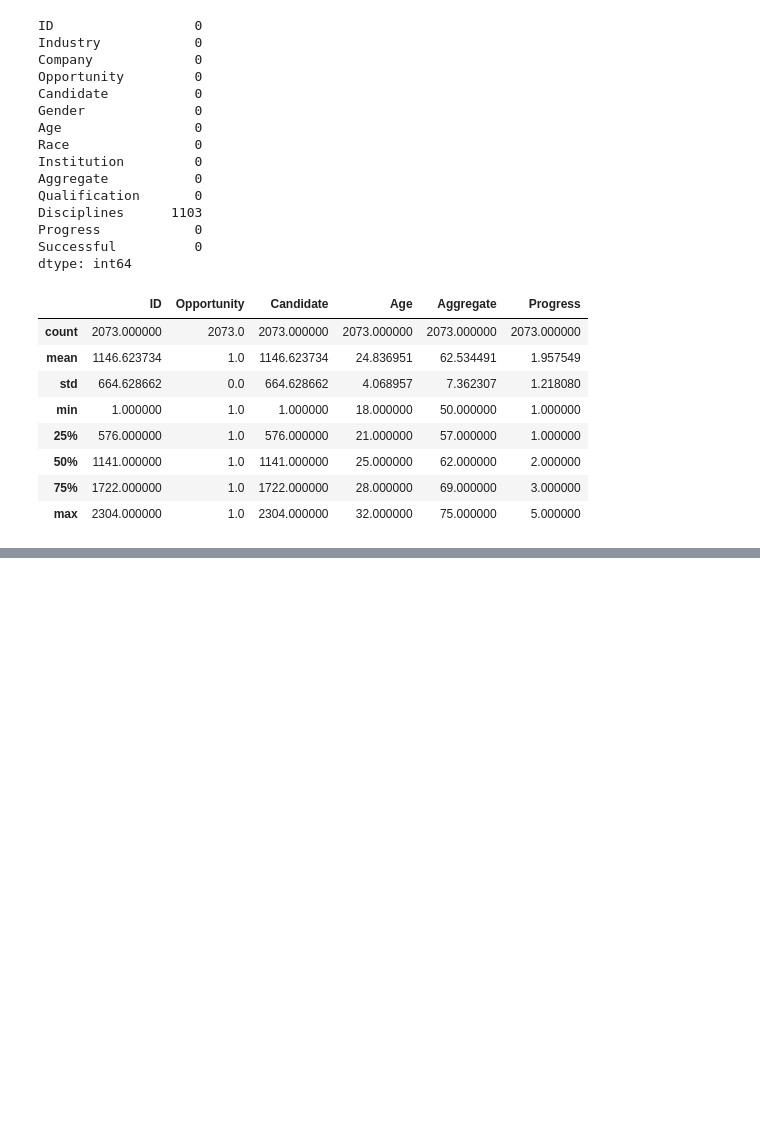
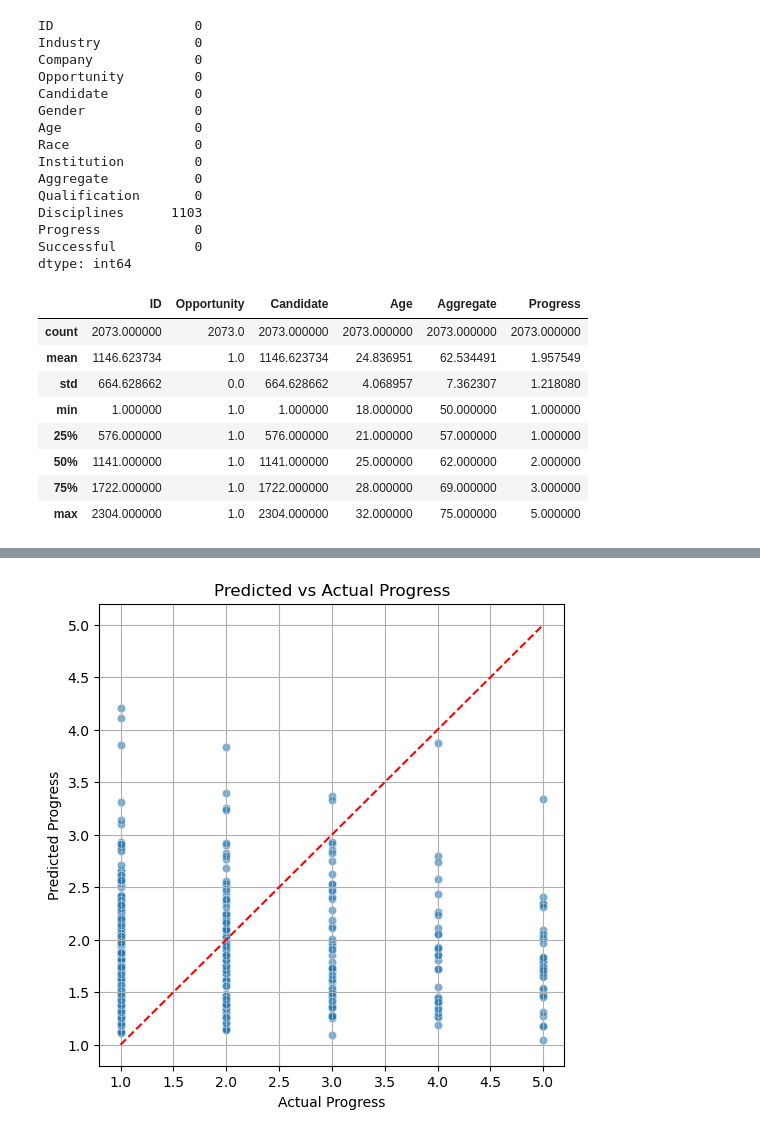
Before and after one commit to siphesihlegema/Student-Success-repo, a Jupyter notebook: notebooks/01_EDA.ipynb, the cells around one changed output, grey strips where cells are left out. Saved outputs shown, nothing was run; the diff lists cells and outputs as text; code cells hidden in the pictures; blank space fills up the shorter version.

```diff
--- a/notebooks/01_EDA.ipynb
+++ b/notebooks/01_EDA.ipynb
@@ -141,0 +182,3 @@ train
+# %%
+# Predict on X_valid
+y_pred = model.predict(X_valid)
@@ -141,0 +217,13 @@ train
+# %%
+import seaborn as sns
+
+plt.figure(figsize=(6, 6))
+sns.scatterplot(x=y_valid, y=y_pred, alpha=0.6)
+plt.plot([1, 5], [1, 5], '--r')  # Perfect prediction line
+plt.xlabel("Actual Progress")
+plt.ylabel("Predicted Progress")
+plt.title("Predicted vs Actual Progress")
+plt.grid(True)
+plt.show()
+# %% [output]
+[figure, added]
```
Also changed, not shown: parts of 16 cells of this notebook.
